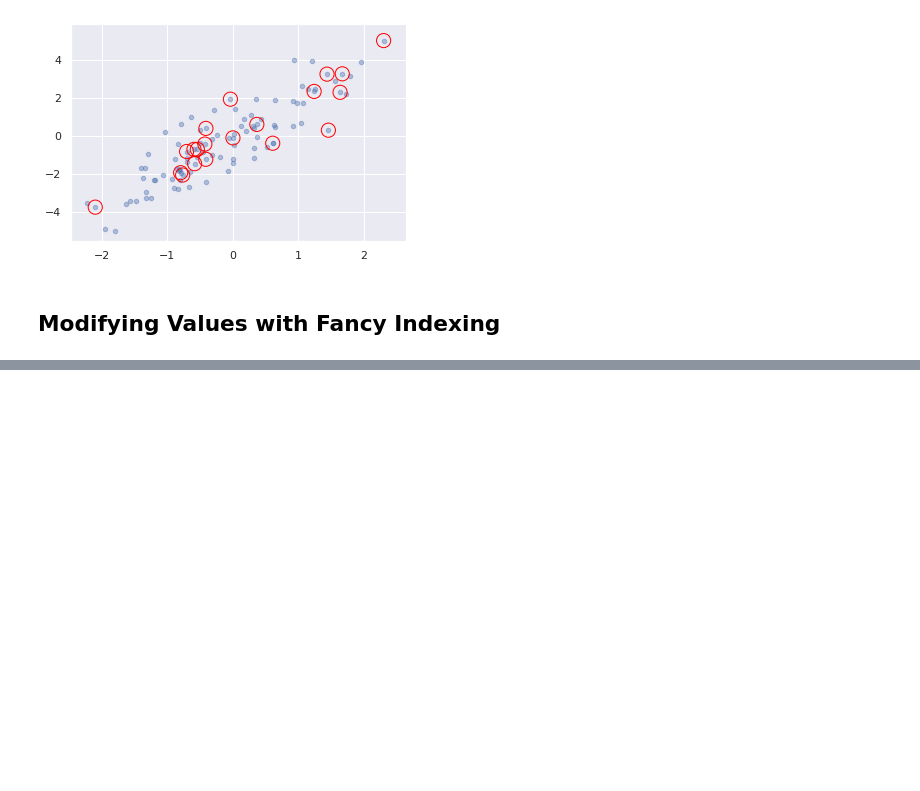
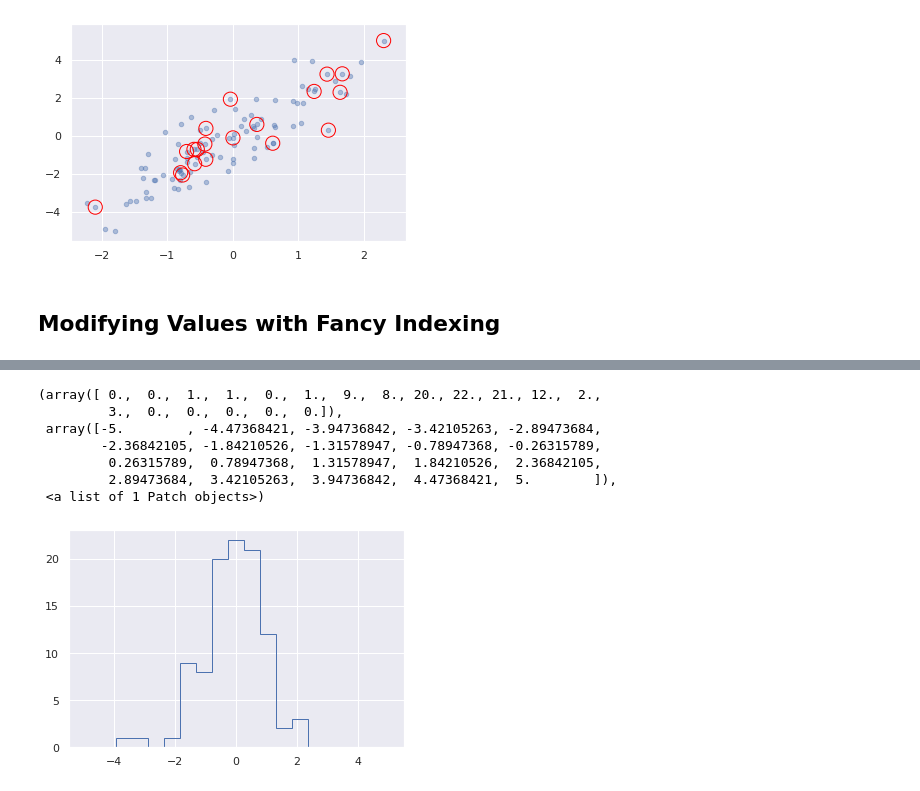
Before and after one commit to franzoni/ML-A-Z-Hands-On-Python-R, a Jupyter notebook: Machine_Learning_A-Z_Template_Folder/Part_4_-_Clustering/Section_2xx_-_Part_PLAYplay/fancy_indexing.ipynb, the cells around one changed output, grey strips where cells are left out. Drawn from its saved outputs; the diff is of its cells as text; code cells hidden in the pictures; blank space fills up the shorter version.

```diff
--- a/Machine_Learning_A-Z_Template_Folder/Part_4_-_Clustering/Section_2xx_-_Part_PLAYplay/fancy_indexing.ipynb
+++ b/Machine_Learning_A-Z_Template_Folder/Part_4_-_Clustering/Section_2xx_-_Part_PLAYplay/fancy_indexing.ipynb
@@ -287,0 +368,11 @@ plt.scatter(selection[:, 0], selection[:, 1],
+# %%
+plt.hist(x, bins, histtype='step')
+# %% [output]
+(array([ 0.,  0.,  1.,  1.,  0.,  1.,  9.,  8., 20., 22., 21., 12.,  2.,
+         3.,  0.,  0.,  0.,  0.,  0.]),
+ array([-5.        , -4.47368421, -3.94736842, -3.42105263, -2.89473684,
+        -2.36842105, -1.84210526, -1.31578947, -0.78947368, -0.26315789,
+         0.26315789,  0.78947368,  1.31578947,  1.84210526,  2.36842105,
+         2.89473684,  3.42105263,  3.94736842,  4.47368421,  5.        ]),
+ <a list of 1 Patch objects>)
+[figure, added]
```
Also changed, not shown: parts of 18 cells of this notebook.
